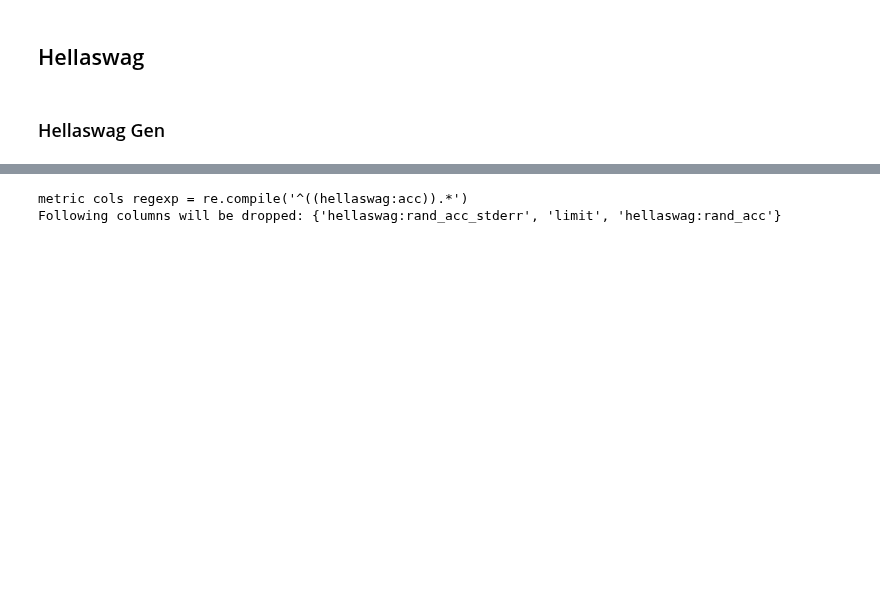
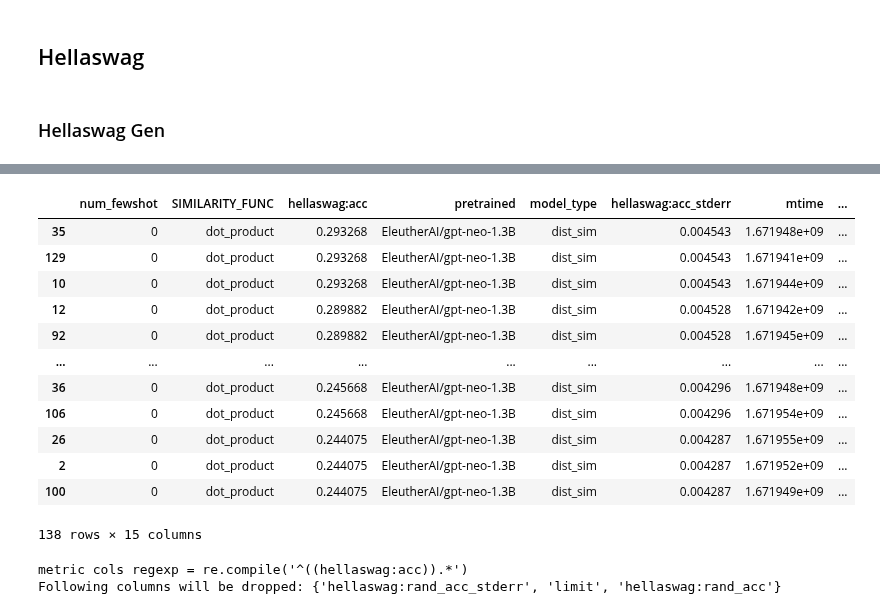
Before and after one commit to Turnitin-AI-Research/lm_eval_harness, a Jupyter notebook: notebooks/view_results.ipynb, the cells around one changed output, grey strips where cells are left out. Drawn from its saved outputs; the diff is of its cells as text; code cells hidden in the pictures; blank space fills up the shorter version.

```diff
--- a/notebooks/view_results.ipynb
+++ b/notebooks/view_results.ipynb
@@ -44,7 +43,7 @@ df_hellaswag_sim4
 # %%
-all_df_sim4 = read_results(dir = '../lmeval_results_sim')
+all_df_sim4 = read_results(dir = '../lmeval_results_sim_all')
 df_hellaswag_sim4 = task_metrics(all_df_sim4, ['hellaswag:acc'], sort_metrics=['hellaswag:acc'])
-# df_hellaswag_sim4
+df_hellaswag_sim4 = df_hellaswag_sim4[df_hellaswag_sim4.WORD_AGG_SCHEME.apply(lambda s: s is not None and 'relu' in s)]
 fig_parcats(df_hellaswag_sim4, 'hellaswag:acc', ['hellaswag:acc_stderr', 'mtime', 'filename', 'date'], height=1500)
 # %% [output]
 metric cols regexp = re.compile('^((hellaswag:acc)).*')
@@ -60,5 +58,21 @@ SIMILARITY_FUNC                   dot_product
 Name: Constant Variables, dtype: object
 [interactive output not drawn]
+# %%
+df_hellaswag_sim4
+# %% [output]
+|  | num_fewshot | SIMILARITY_FUNC | hellaswag:acc | pretrained | model_type | hellaswag:acc_stderr | mtime | ... |
+| 35 | 0 | dot_product | 0.293268 | EleutherAI/gpt-neo-1.3B | dist_sim | 0.004543 | 1.671948e+09 | ... |
+| 129 | 0 | dot_product | 0.293268 | EleutherAI/gpt-neo-1.3B | dist_sim | 0.004543 | 1.671941e+09 | ... |
+| 10 | 0 | dot_product | 0.293268 | EleutherAI/gpt-neo-1.3B | dist_sim | 0.004543 | 1.671944e+09 | ... |
+| 12 | 0 | dot_product | 0.289882 | EleutherAI/gpt-neo-1.3B | dist_sim | 0.004528 | 1.671942e+09 | ... |
+| 92 | 0 | dot_product | 0.289882 | EleutherAI/gpt-neo-1.3B | dist_sim | 0.004528 | 1.671945e+09 | ... |
+| ... | ... | ... | ... | ... | ... | ... | ... | ... |
+| 36 | 0 | dot_product | 0.245668 | EleutherAI/gpt-neo-1.3B | dist_sim | 0.004296 | 1.671948e+09 | ... |
+| 106 | 0 | dot_product | 0.245668 | EleutherAI/gpt-neo-1.3B | dist_sim | 0.004296 | 1.671954e+09 | ... |
+| 26 | 0 | dot_product | 0.244075 | EleutherAI/gpt-neo-1.3B | dist_sim | 0.004287 | 1.671955e+09 | ... |
+| 2 | 0 | dot_product | 0.244075 | EleutherAI/gpt-neo-1.3B | dist_sim | 0.004287 | 1.671952e+09 | ... |
+| 100 | 0 | dot_product | 0.244075 | EleutherAI/gpt-neo-1.3B | dist_sim | 0.004287 | 1.671949e+09 | ... |
+138 rows × 15 columns
 # %%
 all_df_sim1 = read_results(dir = '../lmeval_results_sim1')
 df_hellaswag_sim1 = task_metrics(all_df_sim1, ['hellaswag:acc'], sort_metrics=['hellaswag:acc'])
```
Also changed, not shown: parts of 3 cells of this notebook, 2 other files.
